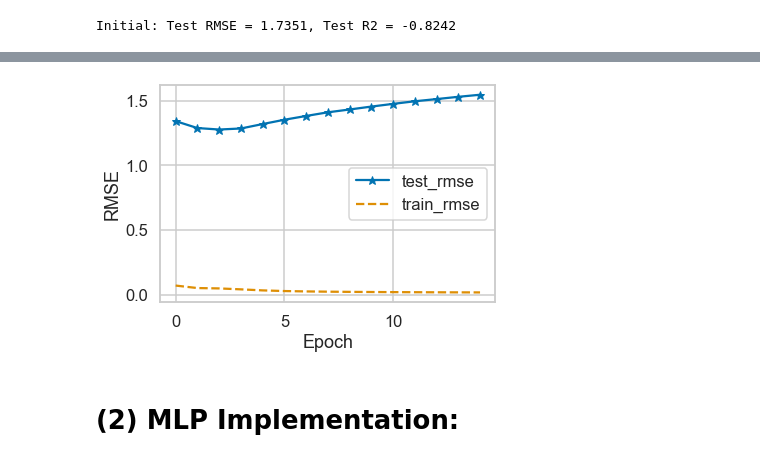
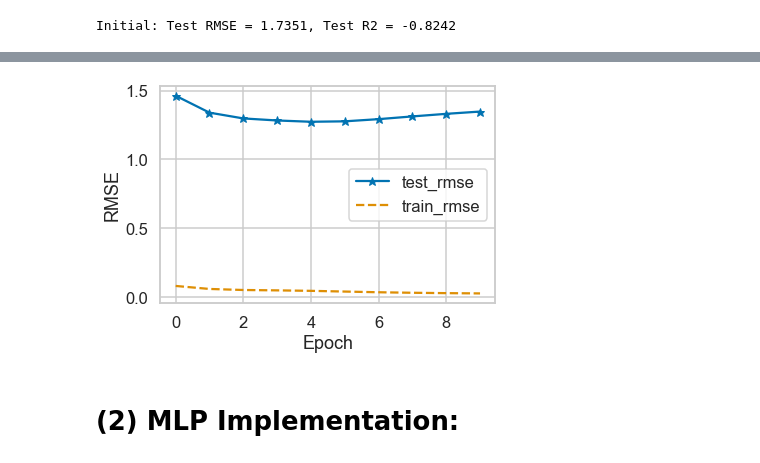
Before and after one commit to akhilesh-somani/Restaurant_Recommendation_System, a Jupyter notebook: Our_Approach.ipynb, the cells around one changed output, grey strips where cells are left out. Cells and saved outputs as stored; diff of their text form; code cells hidden in the pictures.

```diff
--- a/Our_Approach.ipynb
+++ b/Our_Approach.ipynb
@@ -76,0 +161,3 @@ dataset_to_use[['user_id_refined', 'business_id_refined']].head(5)
+# %%
+dataset_to_use = pd.merge(dataset_to_use, user_features_df, how = 'inner', on = 'user_id_refined')
+dataset_to_use[['user_id_refined','business_id_refined']+['user_feature_'+str(i) for i in range(n_lim)]].head()
@@ -119,4 +212,5 @@ test_data.head(3)
 # %%
-X_test = np.array(test_data[['user_id_refined', 'business_id_refined', 'fans']].values.tolist())
+X_test = np.array(test_data[['user_id_refined', 'business_id_refined'] +\
+                            ['user_feature_' + str(i) for i in range(n_lim + 1)]].values.tolist())
 X_test
 # %% [output]
@@ -172,6 +276,7 @@ len(train_data), len(test_data), len(train_data) + len(test_data) == len(dataset
 # %% [output]
 (219758, 7905, True)
 # %%
-X_train = np.array(train_data[['user_id_refined', 'business_id_refined', 'fans']].values.tolist())
+X_train = np.array(train_data[['user_id_refined','business_id_refined'] +\
+                             ['user_feature_' + str(i) for i in range(n_lim + 1)]].values.tolist())
 X_train
 # %% [output]
@@ -295,5 +418,13 @@ GMF arguments: Namespace(batch_size=256, dataset='Toronto', epochs=15, learner='
 # %%
 # Build model
+num_factors = 8
+regs = [0, 0]
+learner = 'adam'
+learning_rate = 0.0005
+num_epochs = 10
+batch_size = 256
+out = 1
+
 model = get_gmf_model(num_users, num_items, num_factors, regs)
 
 if learner.lower() == "adagrad":
@@ -306,14 +437,14 @@ else:
     model.compile(optimizer=SGD(lr=learning_rate), loss='mse')
 
 # Initial performance
-(mse, r2) = evaluate_model(model, X_test, y_test, evaluation_threads)
+(mse, r2) = evaluate_model(model, X_test, y_test)
 print('Initial: Test RMSE = %.4f, Test R2 = %.4f' % (np.sqrt(mse), r2))
 # %% [output]
 Initial: Test RMSE = 1.7351, Test R2 = -0.8242
 # %%
 # Training and testing model
 current_folder = os.getcwd()
-model_out_file_gmf = current_folder + '\Pretrain\%s_GMF_%d_%d.h5' %(args.dataset, num_factors, time())
+model_out_file_gmf = current_folder + '\\Pretrain\\toronto_GMF.h5'
 
 train_loss = []
 test_rmse, test_r2 = [], []
@@ -334,22 +465,30 @@ for epoch in range(num_epochs):
 
     t2 = time()
 
-#     # Evaluation
-    if epoch % verbose == 0:
-        (mse, r2) = evaluate_model(model, X_test, y_test, evaluation_threads)
+    # Evaluation
 
-        test_rmse.append(np.sqrt(mse))
-        test_r2.append(r2)
+    (mse, r2) = evaluate_model(model, X_test, y_test)
 
-        print('Epoch %d [%.1f s]: Test RMSE = %.4f, Test R2 = %.4f, Train Loss = %.4f [%.1f s]'
-              % (epoch + 1,  t2 - t1, test_rmse[-1], test_r2[-1], train_loss[-1], time() - t2))
+    test_rmse.append(np.sqrt(mse))
+    test_r2.append(r2)
 
-        if mse < best_mse:
-            best_mse, best_r2, best_iter = mse, r2, epoch + 1
-            if args.out > 0:
-                model.save_weights(model_out_file_gmf, overwrite = True)
+    print('Epoch %d [%.1f s]: Test RMSE = %.4f, Test R2 = %.4f, Train Loss = %.4f [%.1f s]'
+          % (epoch + 1,  t2 - t1, test_rmse[-1], test_r2[-1], train_loss[-1], time() - t2))
+
+    if mse < best_mse:
+        best_mse, best_r2, best_iter = mse, r2, epoch + 1
+        if out > 0:
+            model.save_weights(model_out_file_gmf, overwrite = True)
 
 print("End. Best Epoch %d:  RMSE = %.4f, R2 = %.4f. " %(best_iter, np.sqrt(best_mse), best_r2))
-if args.out > 0:
+if out > 0:
     print("The best GMF model is saved")
+
+
+plt.plot(test_rmse, '*-', label = 'test_rmse')
+plt.plot(train_loss, '--', label = 'train_rmse')
+plt.legend()
+plt.xlabel('Epoch')
+plt.ylabel('RMSE')
+plt.show()
 # %% [output]
@@ -372,12 +507,4 @@ End. Best Epoch 3:  RMSE = 1.2778, R2 = 0.0106.
+[figure, added]
-# %%
-plt.plot(test_rmse, '*-', label = 'test_rmse')
-plt.plot(train_loss, '--', label = 'train_rmse')
-plt.legend()
-plt.xlabel('Epoch')
-plt.ylabel('RMSE')
-plt.show()
-# %% [output]
-[figure, removed]
 # %% [markdown]
 # (2) MLP Implementation:
 # %%
```
Also changed, not shown: parts of 32 cells of this notebook.
